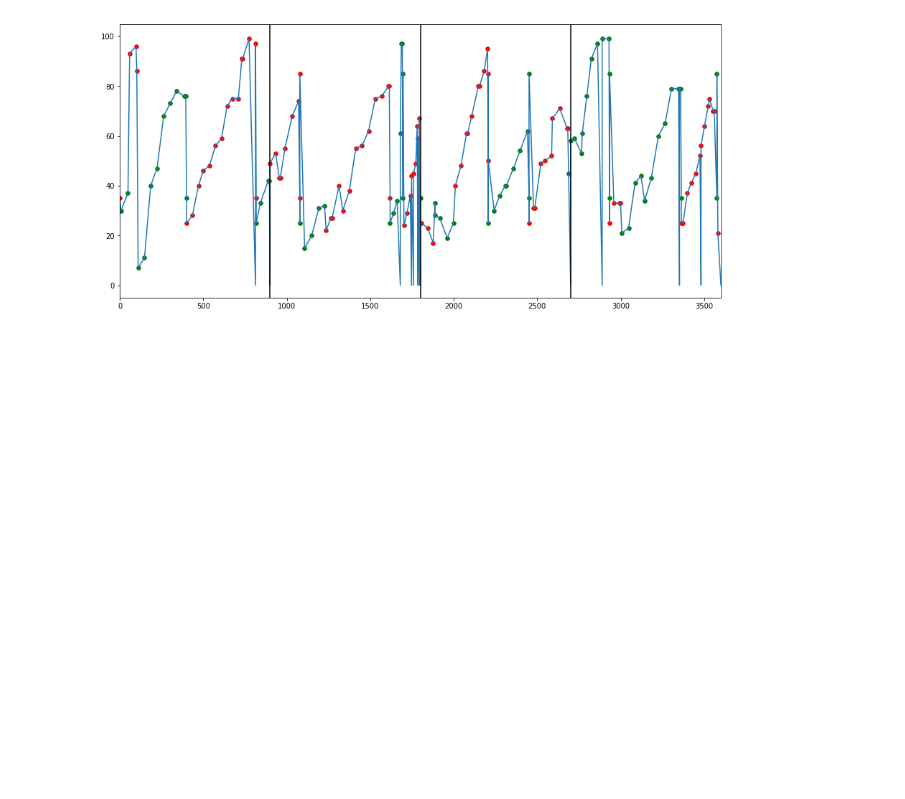
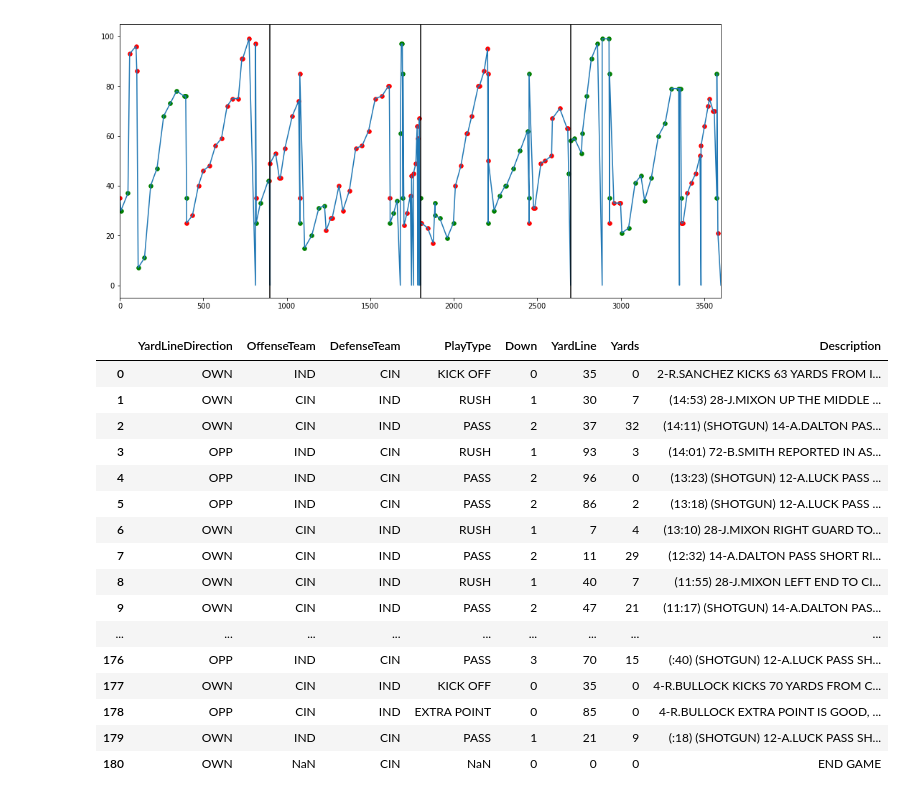
Before and after one commit to jackbenn/football-graphs, a Jupyter notebook: EDA.ipynb, the cells around one changed output. Saved outputs shown, nothing was run; the diff lists cells and outputs as text; code cells hidden in the pictures; blank space fills up the shorter version.

```diff
--- a/EDA.ipynb
+++ b/EDA.ipynb
@@ -11,6 +11,9 @@ import matplotlib.pyplot as plt
 %matplotlib inline
 # %%
 pd.options.display.max_columns = None
+pd.options.display.max_rows = None
+# %%
+pd.options.display.max_colwidth = 200
 # %%
 full_df = pd.read_csv('data/pbp-2018.csv')
 # %%
@@ -111,3 +94,23 @@ ax.set_xlim(0, 60*15*4)
 # %% [output]
 (0, 3600)
 [figure]
+# %%
+df[['YardLineDirection', 'OffenseTeam', 'DefenseTeam', 'PlayType', 'Down', 'YardLine', 'Yards', 'Description']]
+# %% [output]
+|  | YardLineDirection | OffenseTeam | DefenseTeam | PlayType | Down | YardLine | Yards | Description |
+| 0 | OWN | IND | CIN | KICK OFF | 0 | 35 | 0 | 2-R.SANCHEZ KICKS 63 YARDS FROM I... |
+| 1 | OWN | CIN | IND | RUSH | 1 | 30 | 7 | (14:53) 28-J.MIXON UP THE MIDDLE ... |
+| 2 | OWN | CIN | IND | PASS | 2 | 37 | 32 | (14:11) (SHOTGUN) 14-A.DALTON PAS... |
+| 3 | OPP | IND | CIN | RUSH | 1 | 93 | 3 | (14:01) 72-B.SMITH REPORTED IN AS... |
+| 4 | OPP | IND | CIN | PASS | 2 | 96 | 0 | (13:23) (SHOTGUN) 12-A.LUCK PASS ... |
+| 5 | OPP | IND | CIN | PASS | 2 | 86 | 2 | (13:18) (SHOTGUN) 12-A.LUCK PASS ... |
+| 6 | OWN | CIN | IND | RUSH | 1 | 7 | 4 | (13:10) 28-J.MIXON RIGHT GUARD TO... |
+| 7 | OWN | CIN | IND | PASS | 2 | 11 | 29 | (12:32) 14-A.DALTON PASS SHORT RI... |
+| 8 | OWN | CIN | IND | RUSH | 1 | 40 | 7 | (11:55) 28-J.MIXON LEFT END TO CI... |
+| 9 | OWN | CIN | IND | PASS | 2 | 47 | 21 | (11:17) (SHOTGUN) 14-A.DALTON PAS... |
+| ... | ... | ... | ... | ... | ... | ... | ... | ... |
+| 176 | OPP | IND | CIN | PASS | 3 | 70 | 15 | (:40) (SHOTGUN) 12-A.LUCK PASS SH... |
+| 177 | OWN | CIN | IND | KICK OFF | 0 | 35 | 0 | 4-R.BULLOCK KICKS 70 YARDS FROM C... |
+| 178 | OPP | CIN | IND | EXTRA POINT | 0 | 85 | 0 | 4-R.BULLOCK EXTRA POINT IS GOOD, ... |
+| 179 | OWN | IND | CIN | PASS | 1 | 21 | 9 | (:18) (SHOTGUN) 12-A.LUCK PASS SH... |
+| 180 | OWN | NaN | CIN | NaN | 0 | 0 | 0 | END GAME |
```
Also changed, not shown: parts of 10 cells of this notebook, 1 other file.
